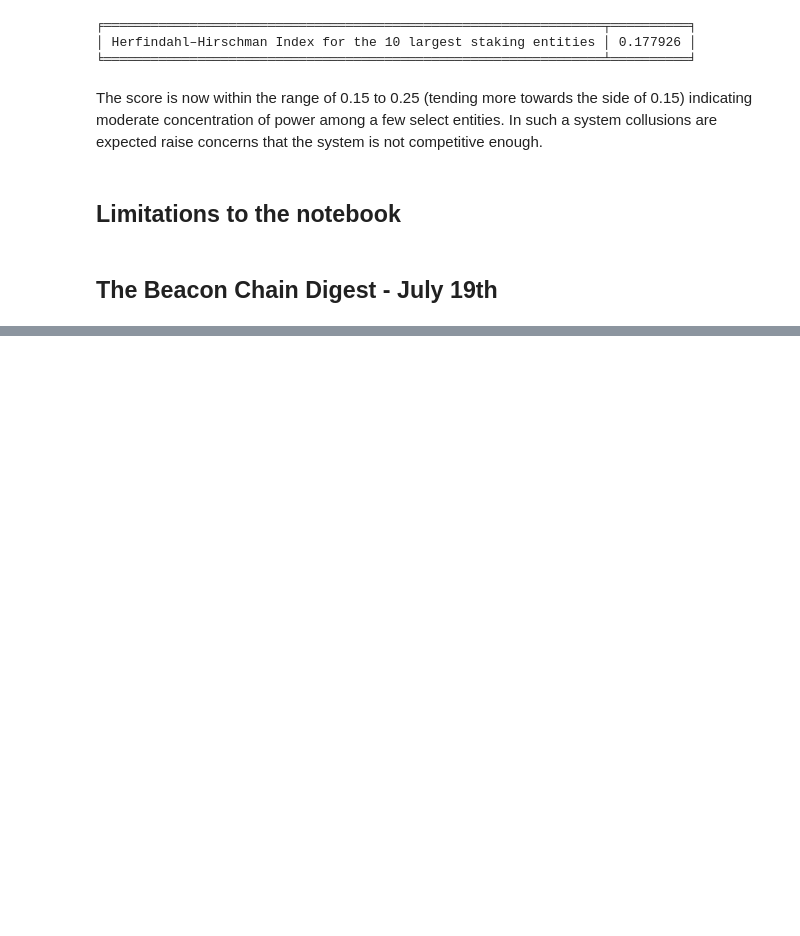
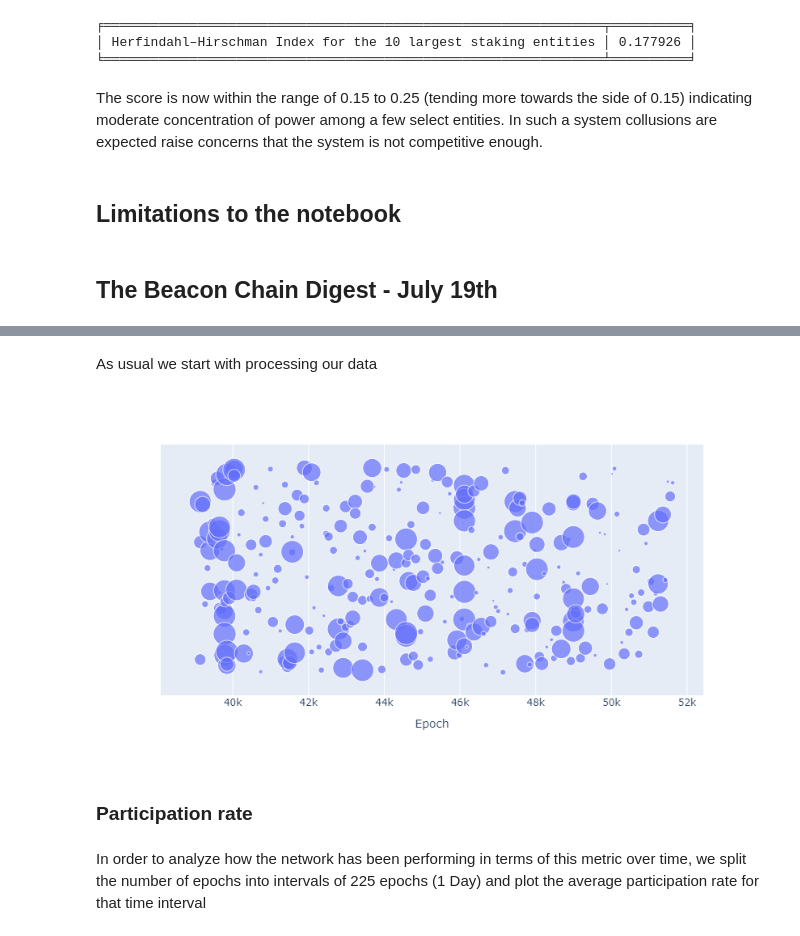
Before and after one commit to SHSR2001/beacondigest, a Jupyter notebook: notebooks/2021/07/19/measuring_decentralization.ipynb, the cells around one changed output, grey strips where cells are left out. Drawn from its saved outputs; the diff is of its cells as text; code cells hidden in the pictures; blank space fills up the shorter version.

```diff
--- a/notebooks/2021/07/19/measuring_decentralization.ipynb
+++ b/notebooks/2021/07/19/measuring_decentralization.ipynb
@@ -451,0 +464,27 @@ The score is now within the range of 0.15 to 0.25 (tending more towards the side
+# %% [markdown]
+As usual we start with processing our data
+# %%
+li = []
+
+all_files = ["deposits 1.csv", "deposits 2.csv", "deposits 3.csv", "deposits 4.csv"]
+use_cols = [0,1]
+names = ["Epoch", "Deposits"]
+
+for file in all_files:
+    df = pd.read_csv(file, header = None, names = names, usecols = use_cols)
+    li.append(df)
+
+df_deposits = pd.concat(li)
+# %%
+rng = np.random.default_rng(42)
+df_deposits['temp'] = rng.uniform(0, 10, len(df_deposits["Epoch"]))
+fig = px.scatter(
+    df_deposits[df_deposits["Deposits"] > 0], x = 'Epoch', y = 'temp', size = 'Deposits',
+    size_max = 20, labels = {"Epoch": "Epoch"})
+fig.update_yaxes(visible=False)
+# %% [output]
+[figure, added]
+# %% [markdown]
+### Participation rate
+# %% [markdown]
+In order to analyze how the network has been performing in terms of this metric over time, we split the number of epochs into intervals of 225 epochs (1 Day) and plot the average participation rate for that time interval
```
Also changed, not shown: parts of 13 cells of this notebook.
